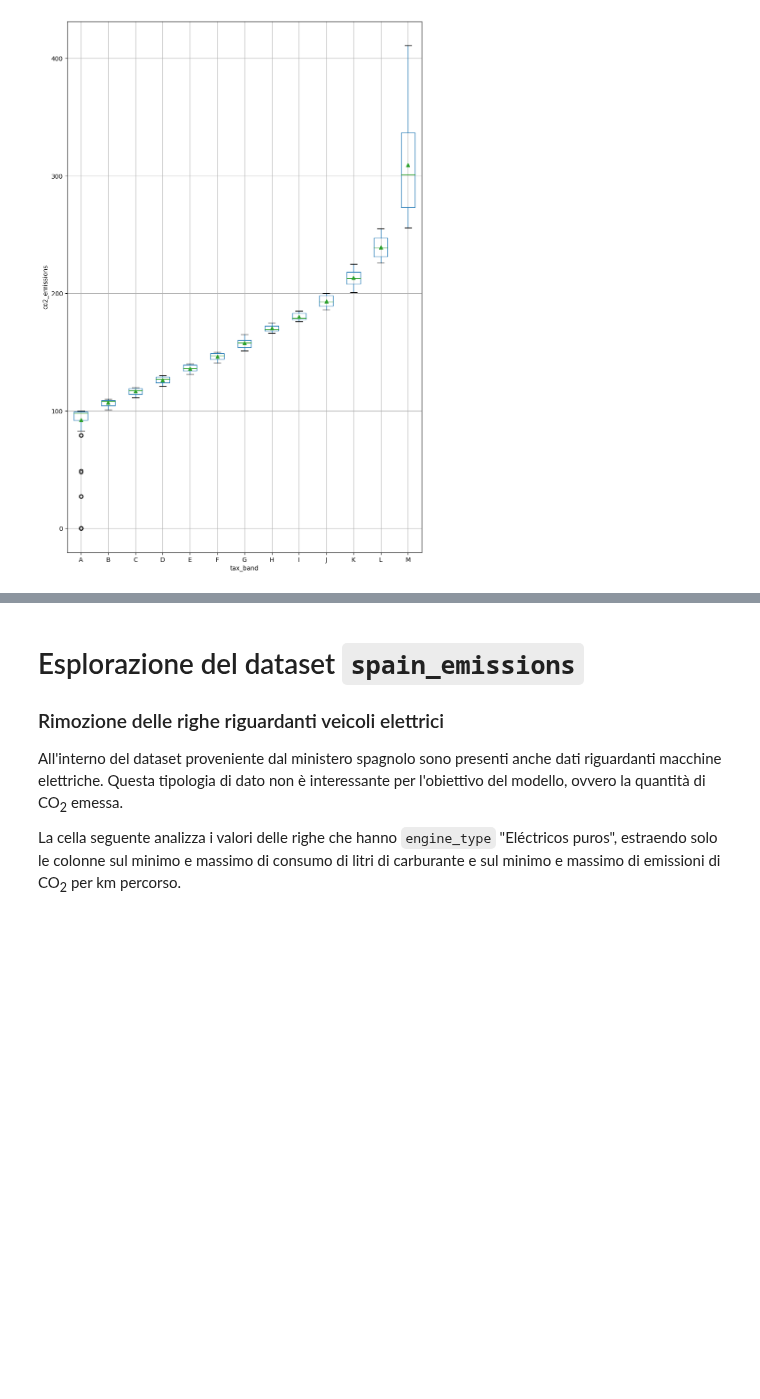
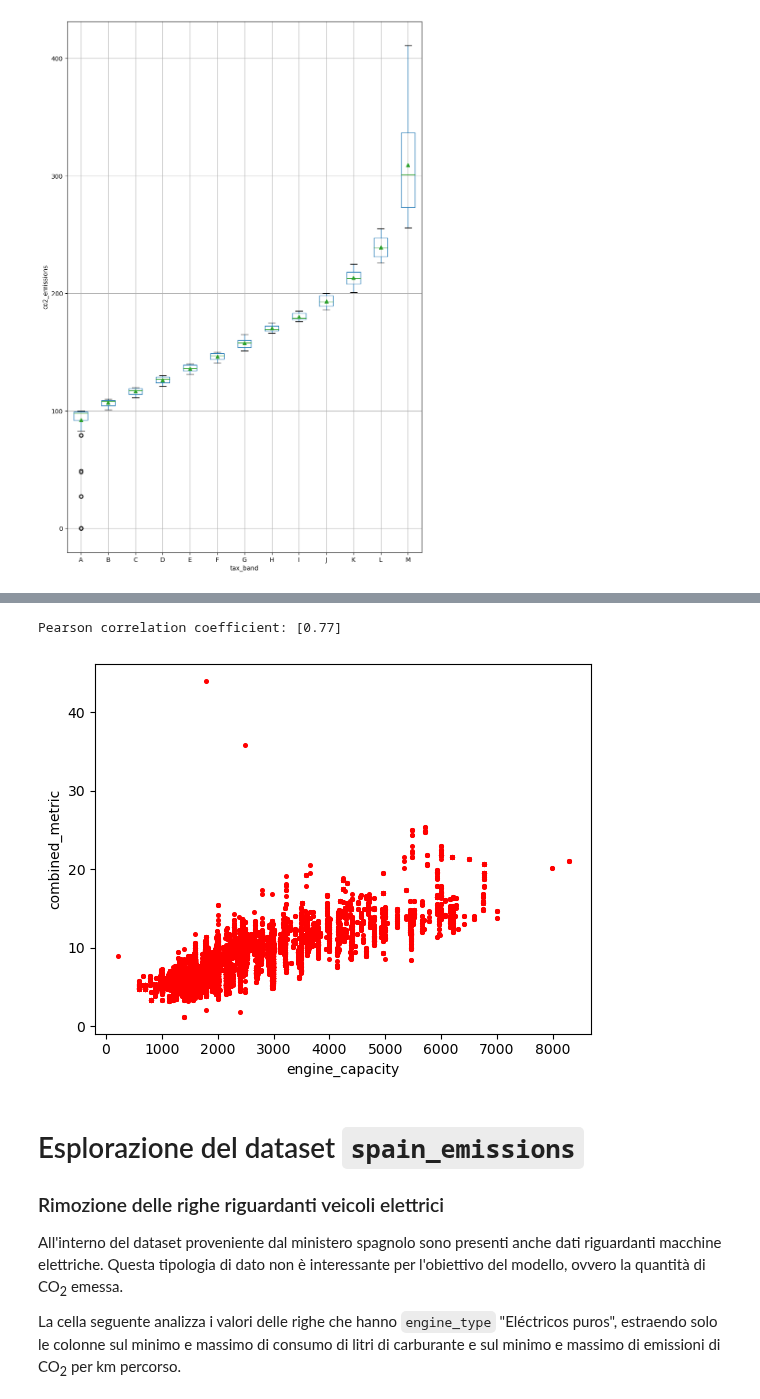
Before and after one commit to francesco-zatto/dia-project, a Jupyter notebook: car_emissions.ipynb, the cells around one changed output, grey strips where cells are left out. Cells and saved outputs as stored; diff of their text form; code cells hidden in the pictures; blank space fills up the shorter version.

```diff
--- a/car_emissions.ipynb
+++ b/car_emissions.ipynb
@@ -225,3 +222,9 @@ uk_emissions.plot.scatter("engine_capacity", "fuel_cost_6000_miles", s=7, c="red
+# %%
+uk_emissions.plot.scatter("engine_capacity", "combined_metric", s=7, c="red");
+print("Pearson correlation coefficient: [{:.2f}]".format(uk_emissions["engine_capacity"].corr(uk_emissions["combined_metric"])))
+# %% [output]
+Pearson correlation coefficient: [0.77]
+[figure, added]
 # %% [markdown]
 # Esplorazione del dataset `spain_emissions`
 ### Rimozione delle righe riguardanti veicoli elettrici
```
Also changed, not shown: parts of 15 cells of this notebook.
